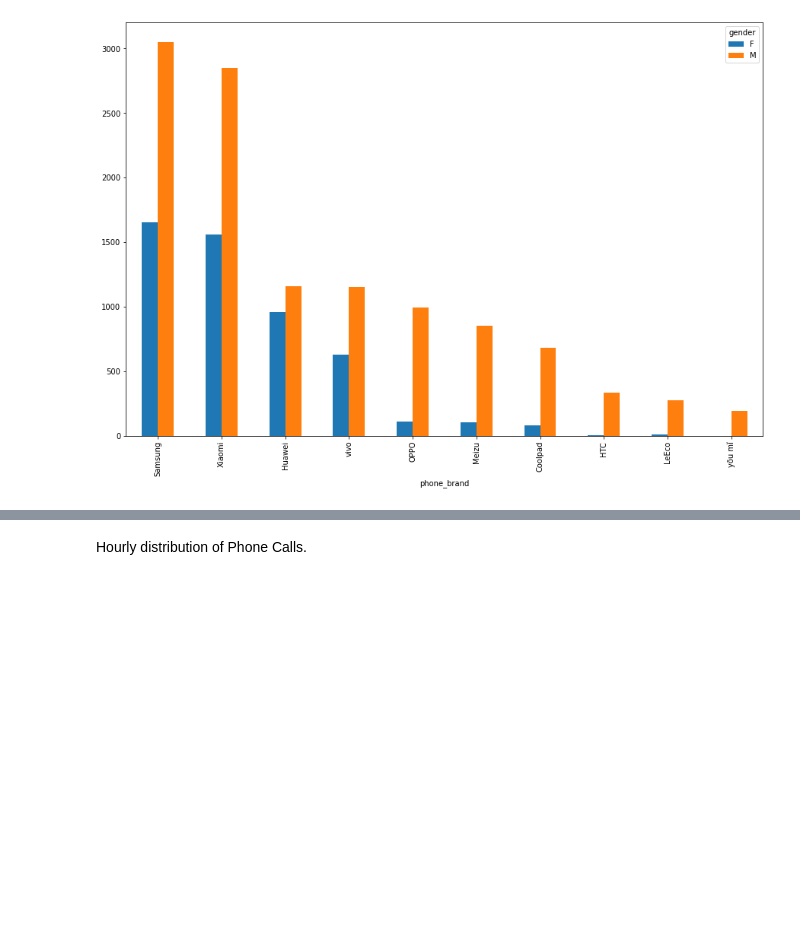
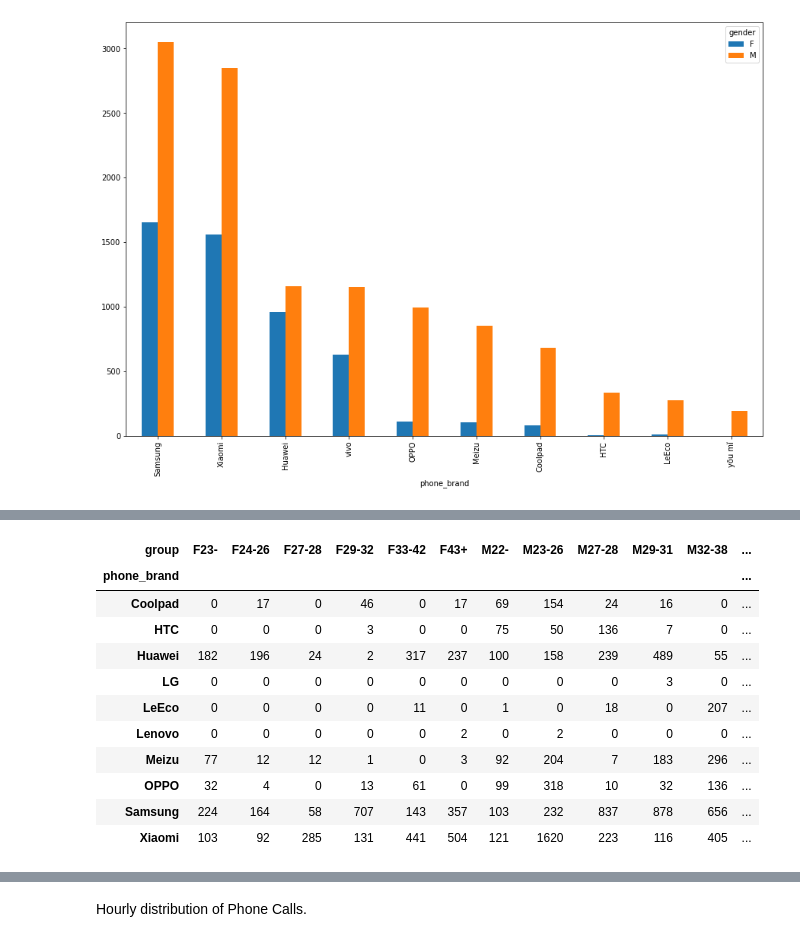
Before and after one commit to ShubhamCJagtap/Capstone_Project_1_EDA, a Jupyter notebook: CAPSTONE_EDA.ipynb, the cells around one changed output, grey strips where cells are left out. Drawn from its saved outputs; the diff is of its cells as text; code cells hidden in the pictures; blank space fills up the shorter version.

```diff
--- a/CAPSTONE_EDA.ipynb
+++ b/CAPSTONE_EDA.ipynb
@@ -329,0 +352,17 @@ plt.show()
+# %%
+#age phone_brand distribution
+df1=pd.crosstab(df_1.phone_brand,df_1.group)[:10]
+df1
+# %% [output]
+| group | F23- | F24-26 | F27-28 | F29-32 | F33-42 | F43+ | M22- | M23-26 | M27-28 | M29-31 | M32-38 | ... |
+| phone_brand |  |  |  |  |  |  |  |  |  |  |  | ... |
+| Coolpad | 0 | 17 | 0 | 46 | 0 | 17 | 69 | 154 | 24 | 16 | 0 | ... |
+| HTC | 0 | 0 | 0 | 3 | 0 | 0 | 75 | 50 | 136 | 7 | 0 | ... |
+| Huawei | 182 | 196 | 24 | 2 | 317 | 237 | 100 | 158 | 239 | 489 | 55 | ... |
+| LG | 0 | 0 | 0 | 0 | 0 | 0 | 0 | 0 | 0 | 3 | 0 | ... |
+| LeEco | 0 | 0 | 0 | 0 | 11 | 0 | 1 | 0 | 18 | 0 | 207 | ... |
+| Lenovo | 0 | 0 | 0 | 0 | 0 | 2 | 0 | 2 | 0 | 0 | 0 | ... |
+| Meizu | 77 | 12 | 12 | 1 | 0 | 3 | 92 | 204 | 7 | 183 | 296 | ... |
+| OPPO | 32 | 4 | 0 | 13 | 61 | 0 | 99 | 318 | 10 | 32 | 136 | ... |
+| Samsung | 224 | 164 | 58 | 707 | 143 | 357 | 103 | 232 | 837 | 878 | 656 | ... |
+| Xiaomi | 103 | 92 | 285 | 131 | 441 | 504 | 121 | 1620 | 223 | 116 | 405 | ... |
```
Also changed, not shown: parts of 5 cells of this notebook.
